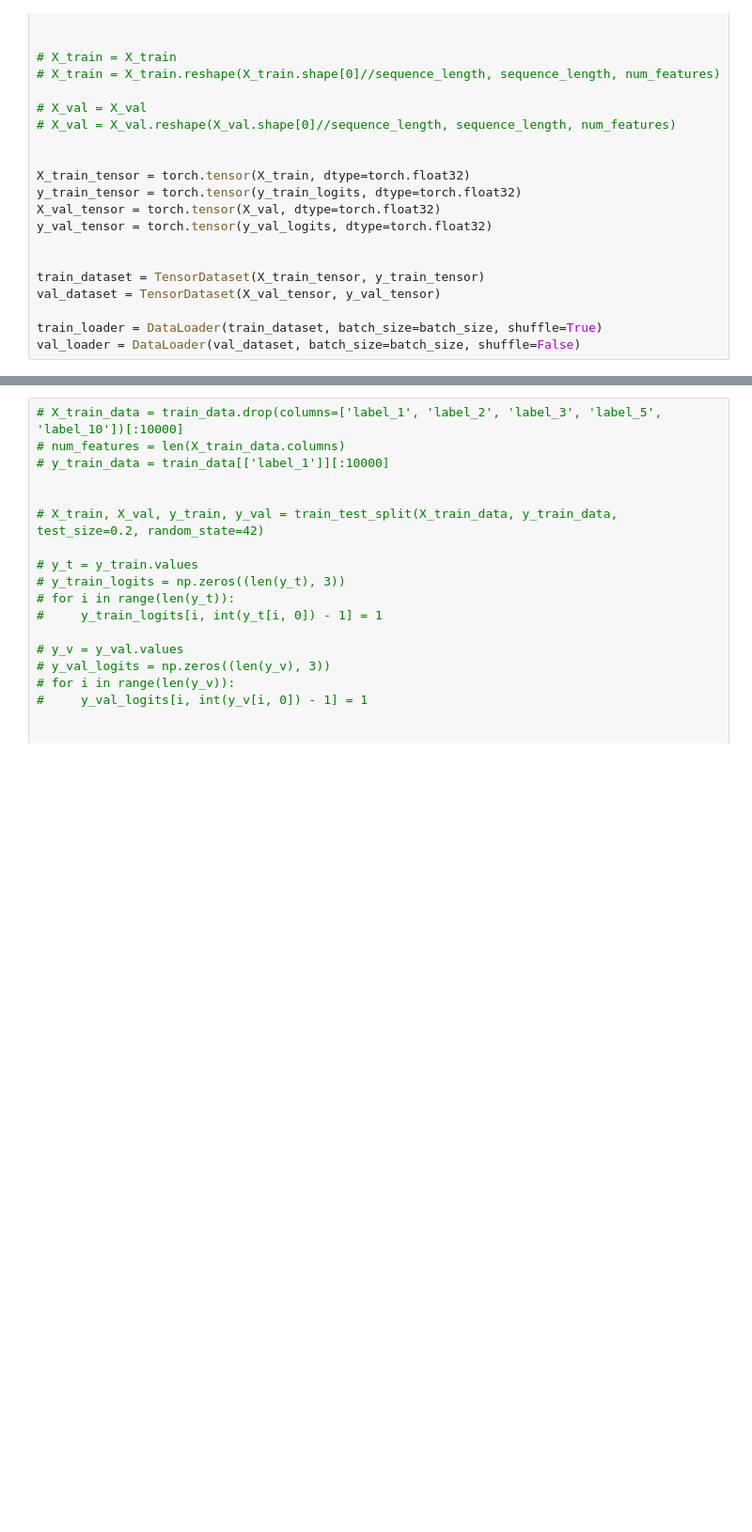
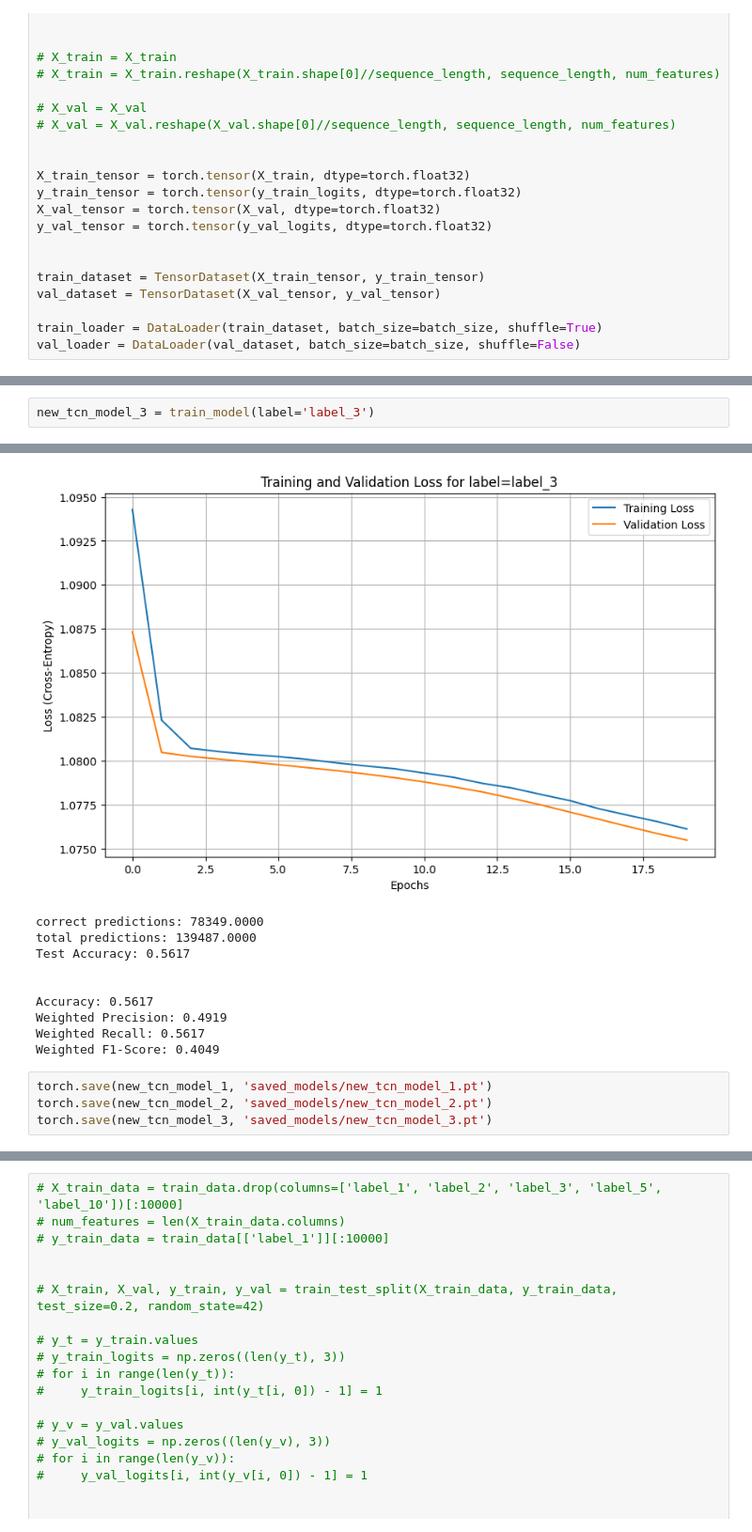
Before and after one commit to ryanklewis/Money_Printers, a Jupyter notebook: TCN_model.ipynb, the cells around one changed output, grey strips where cells are left out. Shown at 94% size. Drawn from its saved outputs; the diff is of its cells as text; blank space fills up the shorter version.

```diff
--- a/TCN_model.ipynb
+++ b/TCN_model.ipynb
@@ -353,0 +384,3 @@ Weighted F1-Score: 0.6029
+# %%
+new_tcn_model_3 = train_model(label='label_3')
+# %% [output]
@@ -353,0 +407,14 @@ Weighted F1-Score: 0.6029
+[figure, added]
+correct predictions: 78349.0000
+total predictions: 139487.0000
+Test Accuracy: 0.5617
+
+
+Accuracy: 0.5617
+Weighted Precision: 0.4919
+Weighted Recall: 0.5617
+Weighted F1-Score: 0.4049
+# %%
+torch.save(new_tcn_model_1, 'saved_models/new_tcn_model_1.pt')
+torch.save(new_tcn_model_2, 'saved_models/new_tcn_model_2.pt')
+torch.save(new_tcn_model_3, 'saved_models/new_tcn_model_3.pt')
```
Also changed, not shown: parts of 9 cells of this notebook.
